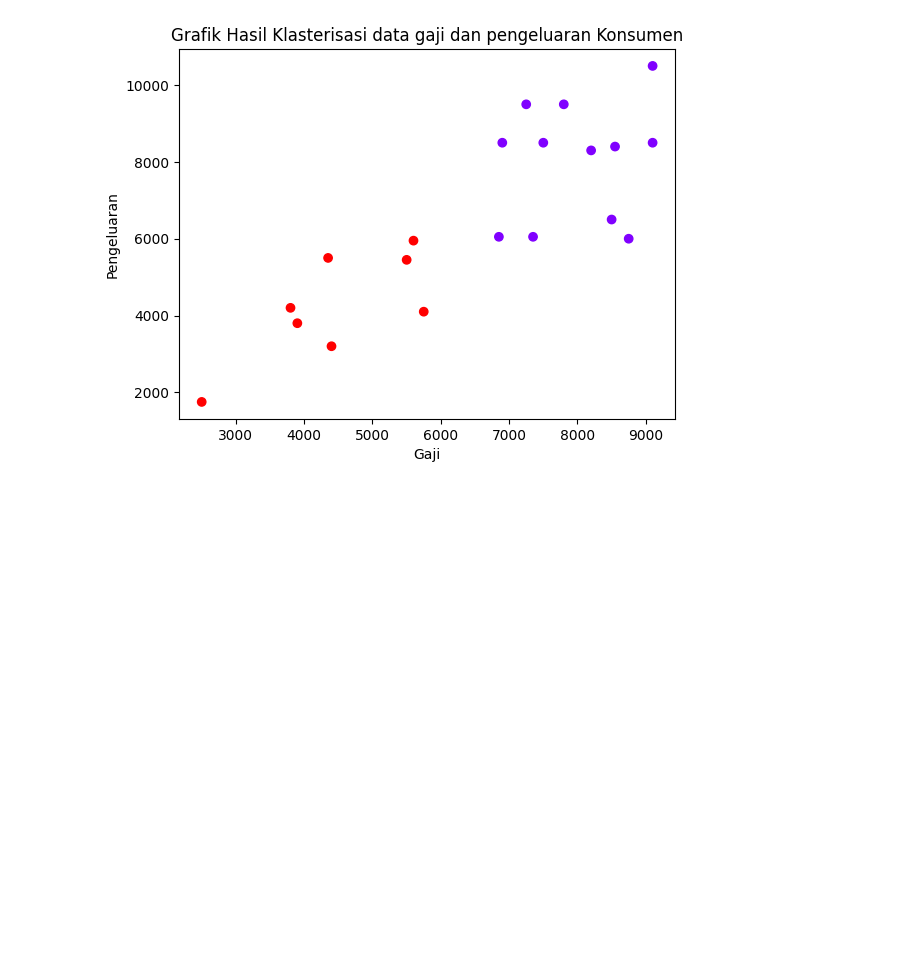
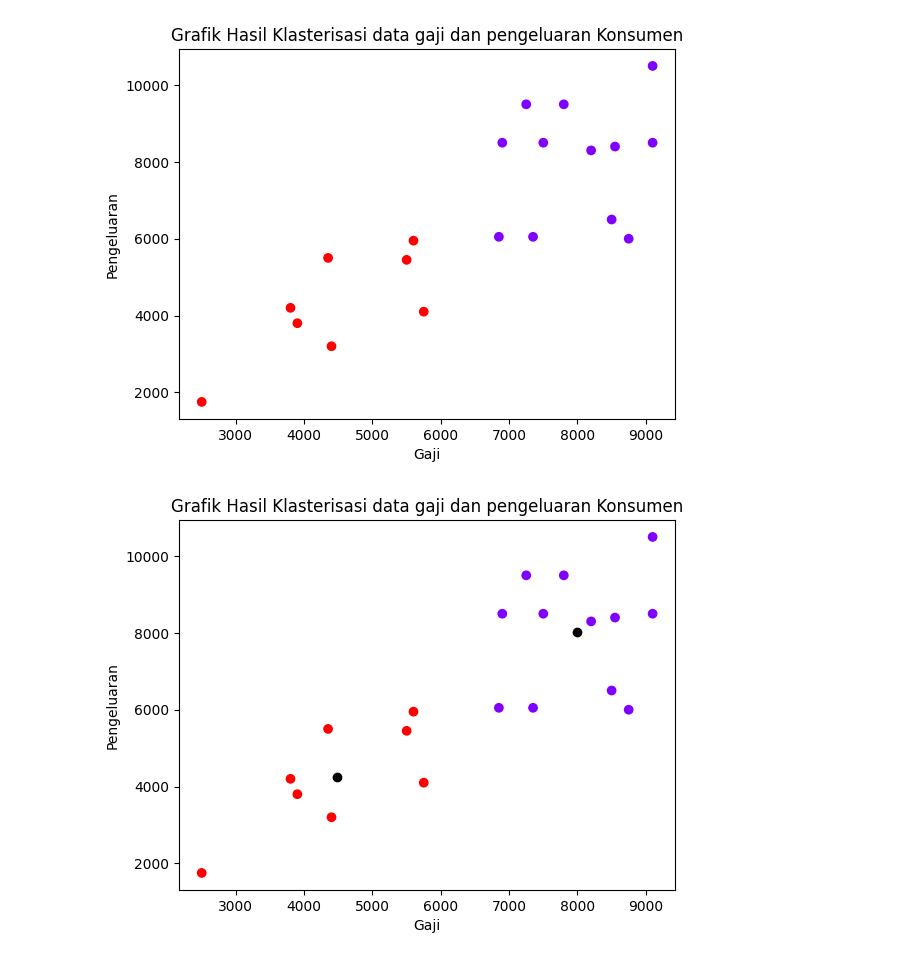
Before and after one commit to Nilapine/data-mining, a Jupyter notebook: tugas10/Klastering-dengan-K-Means.ipynb, the cells around one changed output. Cells and saved outputs as stored; diff of their text form; code cells hidden in the pictures; blank space fills up the shorter version.

```diff
--- a/tugas10/Klastering-dengan-K-Means.ipynb
+++ b/tugas10/Klastering-dengan-K-Means.ipynb
@@ -151,9 +151,11 @@ plt.show()
 # %%
 #Plot Data Point
 #Memvisualisasikan Hasil Klasterisasi Data Konsumen dengan centroid dari masing masing klaster
 plt.scatter(X[:,0], X[:,1], c=kmeans.labels_, cmap='rainbow')
-plt.scatter(kmeans.cluster_centers_[:,0], kmenas.cluster_centers_[:,1]
+plt.scatter(kmeans.cluster_centers_[:,0], kmeans.cluster_centers_[:,1], color='black')
 plt.xlabel("Gaji")
 plt.ylabel("Pengeluaran")
 plt. title("Grafik Hasil Klasterisasi data gaji dan pengeluaran Konsumen")
 plt.show()
+# %% [output]
+[figure, added]
```
Also changed, not shown: parts of 2 cells of this notebook, 1 other file.
